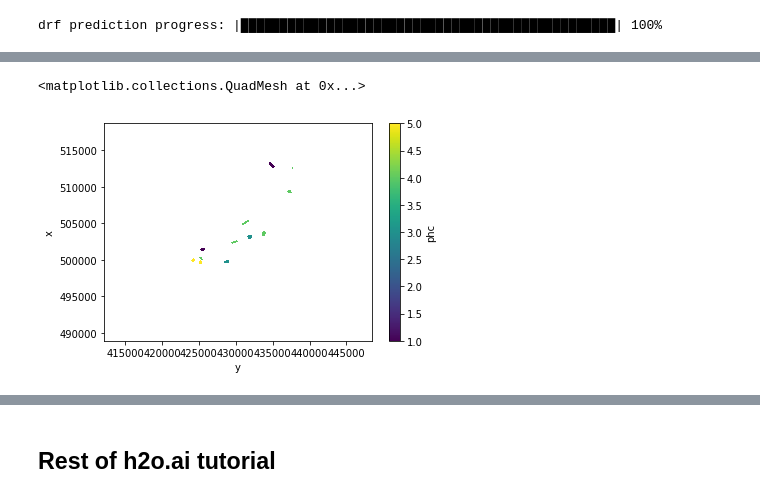
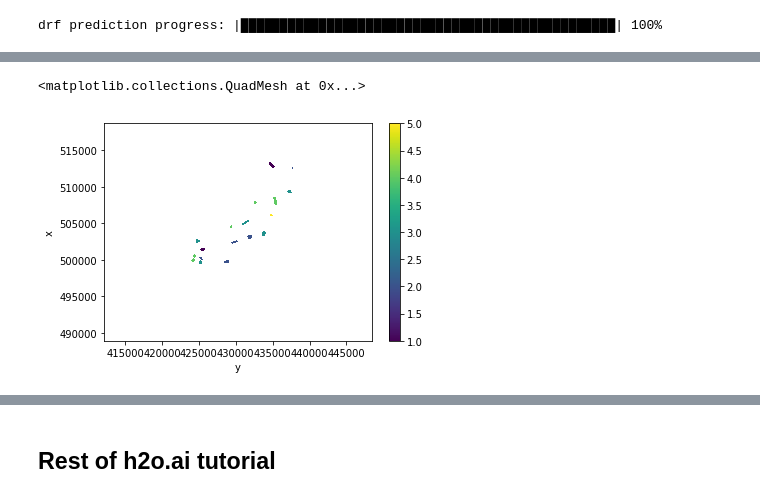
Before and after one commit to alexsalr/ciat_monitor_crops, a Jupyter notebook: Models_test.ipynb, the cells around one changed output, grey strips where cells are left out. Drawn from its saved outputs; the diff is of its cells as text; code cells hidden in the pictures.

```diff
--- a/Models_test.ipynb
+++ b/Models_test.ipynb
@@ -126,6 +147,6 @@ print test.nrow
 # %%
 # Define response variables and predictors
-y = 'phc'
+y = 'class'
 x = list(data.columns)
 # %%
 # Show predictors
@@ -137,8 +158,8 @@ x.remove(y)  #remove the response
 x.remove('x')
 x.remove('y')
 x.remove('mask')
-x.remove('qa_class')
-x.remove('qa_cloud') #remove cloud mask
+x.remove('class_mask')
+#x.remove('qa_cloud') #remove cloud mask
 # %%
 # test random forest
 from h2o.estimators.random_forest import H2ORandomForestEstimator
@@ -226,5 +259,5 @@ Variable Importances:
 # %%
 # Predict using test data
-final_rf_predictions = rf_v1.predict(test[:-1])
+final_rf_predictions = rf_v1.predict(test[:-3])
 # %% [output]
 drf prediction progress: |████████████████████████████████████████████████| 100%
@@ -268,6 +323,6 @@ xarr['phc'].plot()
 # %%
 # Prepare to compare initial with prediction
-original = sat_data_again['phc'].sel(time='2016-01-21').drop('time').drop('mask')
+original = sat_data_again['class'].sel(time='2015-12-11').drop('time').drop('mask')
 predicted = xarr['predict']
 # %%
 # Concatenate into one xarray
@@ -304,8 +360,8 @@ merged = xr.merge([original, predicted])
 # %%
-merged['phc'].where(merged['phc']>0).plot()
+merged['class'].where(merged.class_mask).plot()
 # %% [output]
 <matplotlib.collections.QuadMesh at 0x...>
-[figure, old version]
+[figure, new version]
 # %%
 merged['predict'].plot()
 # %% [output]
```
Also changed, not shown: parts of 22 cells of this notebook, 12 other files.
